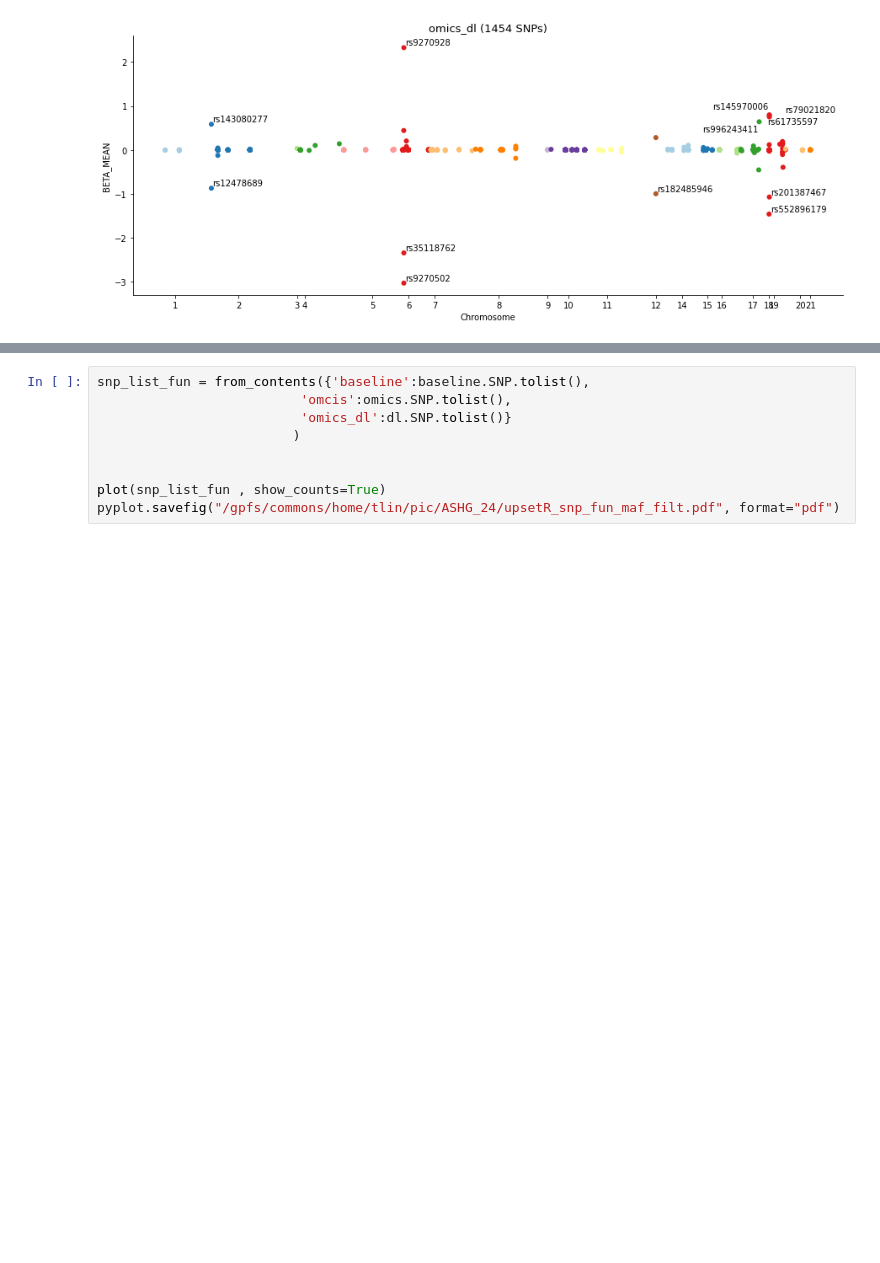
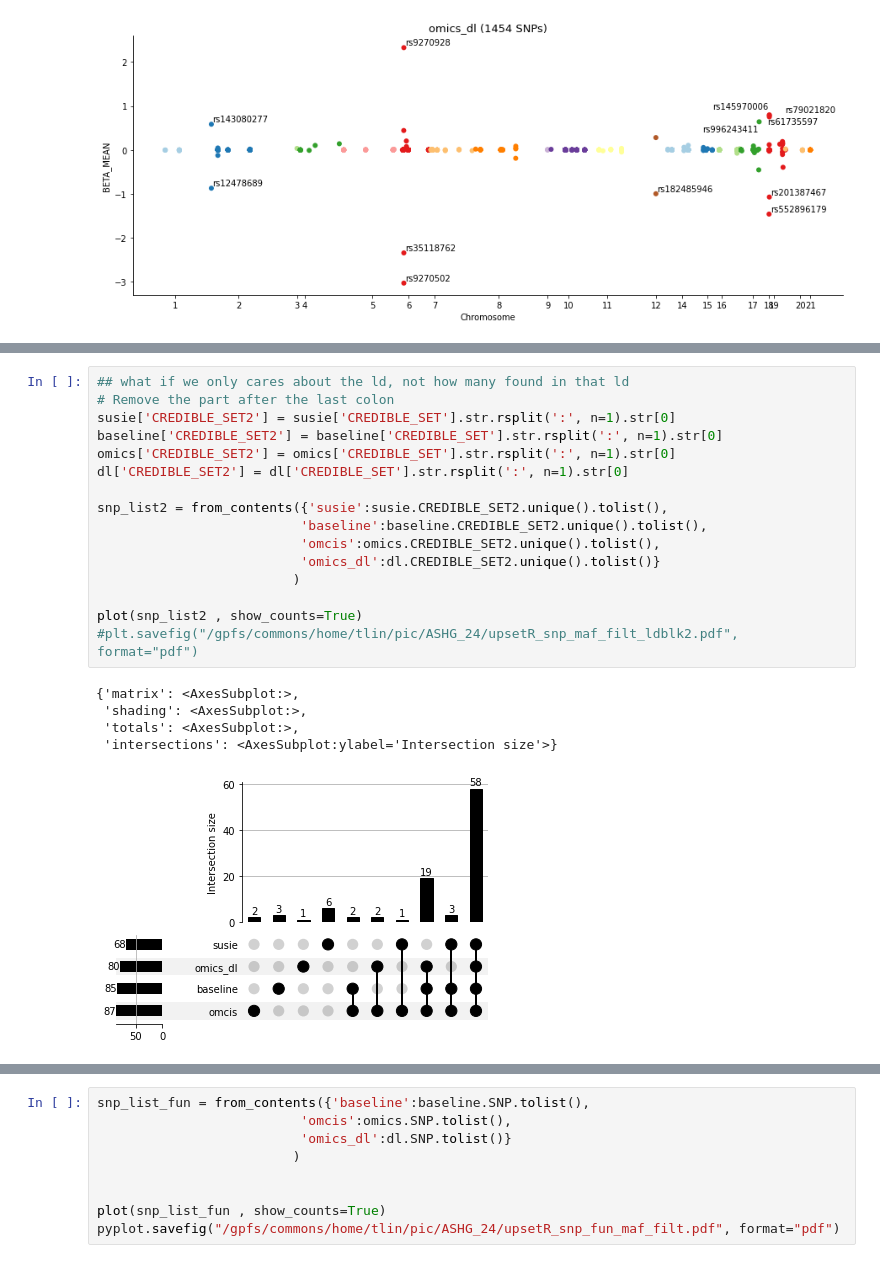
Before and after one commit to teresa-sansan/ADSP_polyfun, a Jupyter notebook: coloc/snp_of_interest.ipynb, the cells around one changed output, grey strips where cells are left out. Cells and saved outputs as stored; diff of their text form; blank space fills up the shorter version.

```diff
--- a/coloc/snp_of_interest.ipynb
+++ b/coloc/snp_of_interest.ipynb
@@ -556,0 +595,22 @@ pyplot.savefig("/gpfs/commons/home/tlin/pic/ASHG_24/upsetR_snp_maf_filt.pdf", fo
+# %%
+## what if we only cares about the ld, not how many found in that ld
+# Remove the part after the last colon
+susie['CREDIBLE_SET2'] = susie['CREDIBLE_SET'].str.rsplit(':', n=1).str[0]
+baseline['CREDIBLE_SET2'] = baseline['CREDIBLE_SET'].str.rsplit(':', n=1).str[0]
+omics['CREDIBLE_SET2'] = omics['CREDIBLE_SET'].str.rsplit(':', n=1).str[0]
+dl['CREDIBLE_SET2'] = dl['CREDIBLE_SET'].str.rsplit(':', n=1).str[0]
+
+snp_list2 = from_contents({'susie':susie.CREDIBLE_SET2.unique().tolist(),
+                          'baseline':baseline.CREDIBLE_SET2.unique().tolist(),
+                          'omcis':omics.CREDIBLE_SET2.unique().tolist(),
+                          'omics_dl':dl.CREDIBLE_SET2.unique().tolist()}
+                         )
+
+plot(snp_list2 , show_counts=True)
+#plt.savefig("/gpfs/commons/home/tlin/pic/ASHG_24/upsetR_snp_maf_filt_ldblk2.pdf", format="pdf")
+# %% [output]
+{'matrix': <AxesSubplot:>,
+ 'shading': <AxesSubplot:>,
+ 'totals': <AxesSubplot:>,
+ 'intersections': <AxesSubplot:ylabel='Intersection size'>}
+[figure, added]
```
Also changed, not shown: parts of 16 cells of this notebook, 2 other files.
